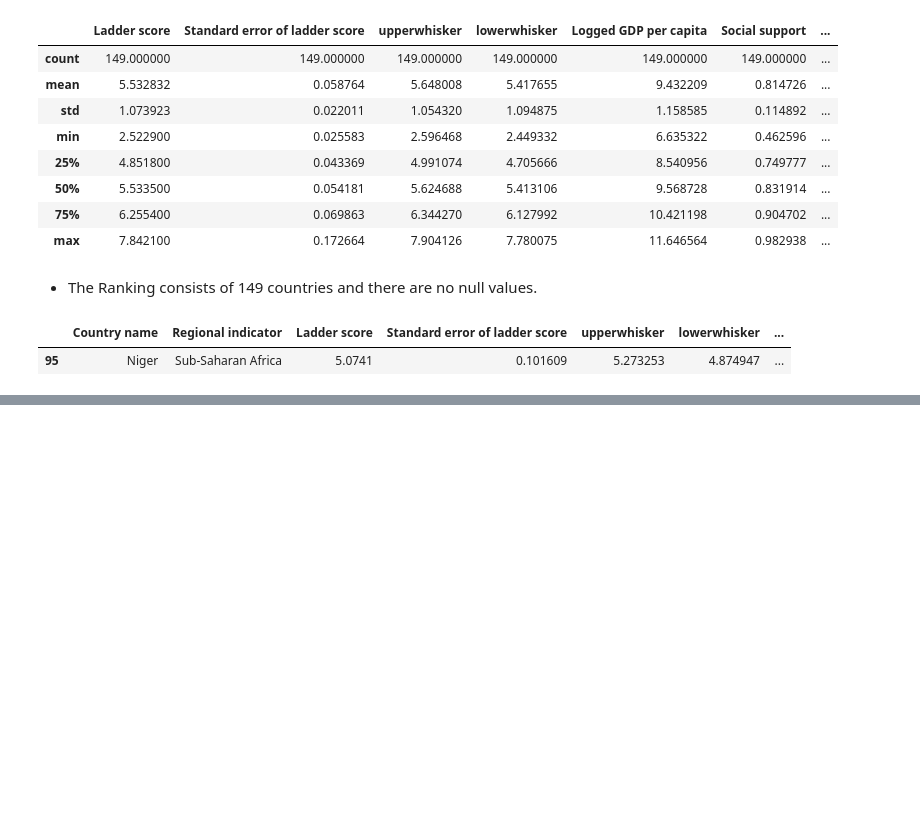
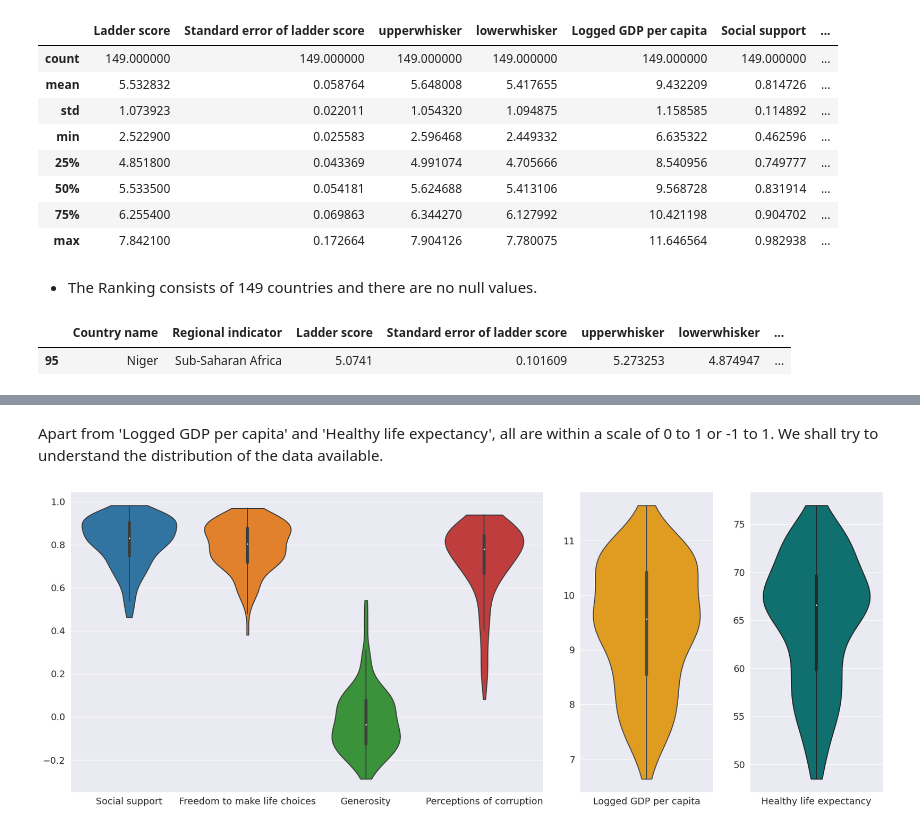
Before and after one commit to ameya932/World-Happiness-Report, a Jupyter notebook: World_Happiness_Report.ipynb, the cells around one changed output, grey strips where cells are left out. Saved outputs shown, nothing was run; the diff lists cells and outputs as text; code cells hidden in the pictures; blank space fills up the shorter version.

```diff
--- a/World_Happiness_Report.ipynb
+++ b/World_Happiness_Report.ipynb
@@ -56,0 +69,9 @@ df.sample()
+# %%
+ladder_score_dystopia = df['Ladder score in Dystopia'][0]
+report = df.copy()
+report = report.loc[:,:'Perceptions of corruption']
+report.drop(columns=['Standard error of ladder score','upperwhisker','lowerwhisker'],inplace=True)
+report.set_index('Country name',inplace=True)
+rank = np.arange(1,len(report)+1)
+report.insert(0,'Rank',rank)
+report.sample(3)
@@ -56,0 +86,10 @@ df.sample()
+# %%
+import seaborn as sns
+import matplotlib
+import matplotlib.pyplot as plt
+%matplotlib inline
+
+sns.set_style('darkgrid')
+matplotlib.rcParams['font.size'] = 14
+matplotlib.rcParams['figure.figsize'] = (9, 5)
+matplotlib.rcParams['figure.facecolor'] = '#00000000'
@@ -56,0 +108,19 @@ df.sample()
+# %% [markdown]
+Apart from 'Logged GDP per capita' and 'Healthy life expectancy', all are within a scale of 0 to 1 or -1 to 1. We shall try to understand the distribution of the data available.
+# %%
+fig, ax = plt.subplots(1,5,figsize=(18,7))
+gs = ax[0].get_gridspec()
+for axes in ax[:-2]:
+    axes.remove()
+axbig = fig.add_subplot(gs[:-2])
+
+sns.violinplot(data=report.loc[:, ['Social support', 'Freedom to make life choices', 'Generosity', 'Perceptions of corruption']],
+               orient='v',
+               cut=0,
+               ax=axbig)
+sns.violinplot(data=report.loc[:, ['Logged GDP per capita']], orient='v', cut=0, ax=ax[-2], color='orange')
+sns.violinplot(data=report.loc[:, ['Healthy life expectancy']], orient='v', cut=0, ax=ax[-1], color='teal')
+fig.tight_layout()
+plt.show()
+# %% [output]
+[figure, added]
```
Also changed, not shown: parts of 5 cells of this notebook.
